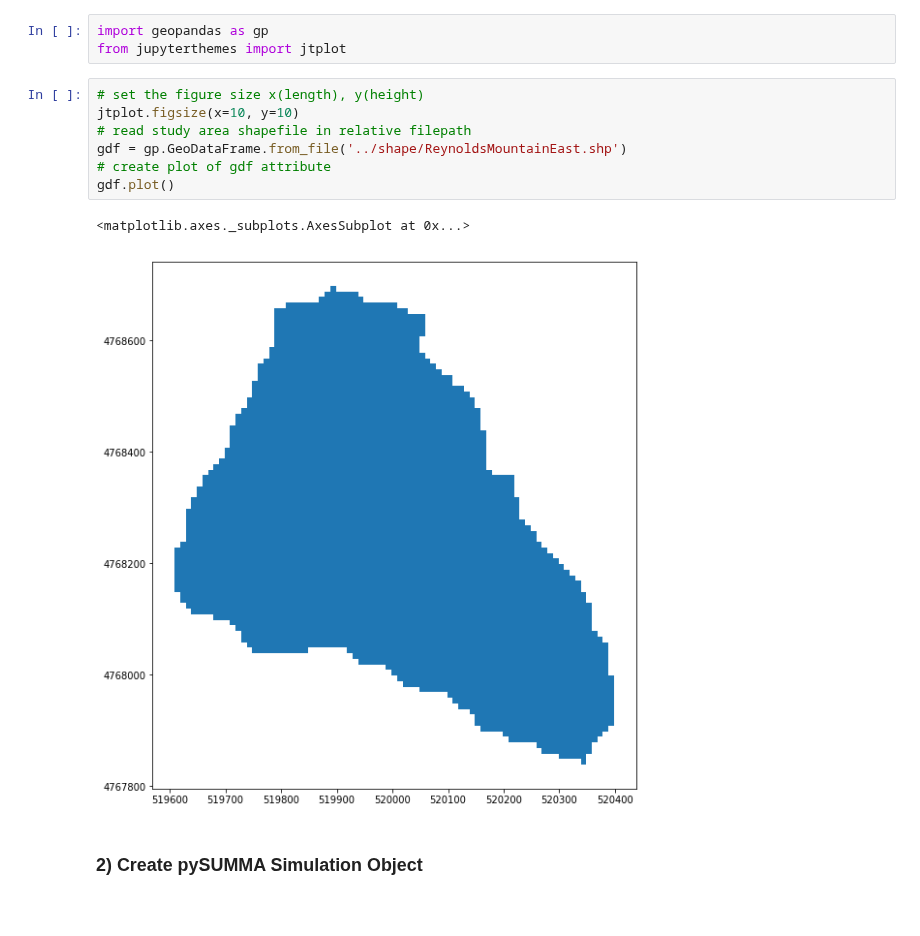
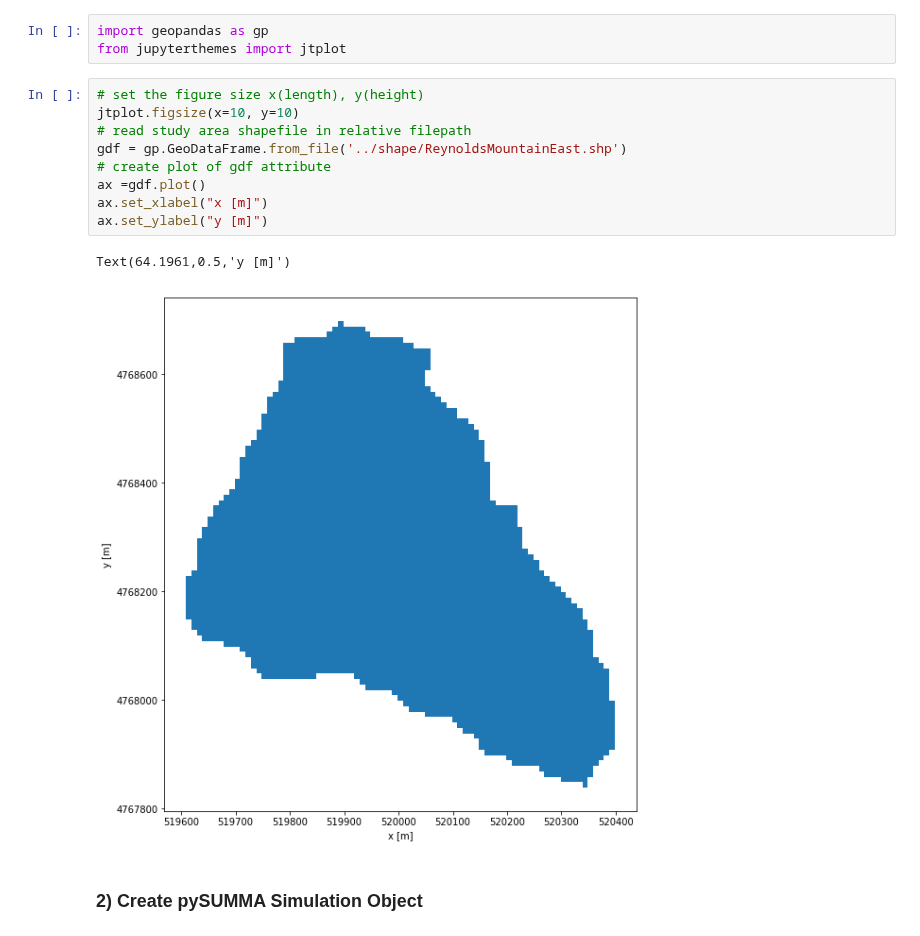
Before and after one commit to UW-Hydro/pysumma, a Jupyter notebook: pySUMMA_Demo_Example_Hydroshare_Call.ipynb, the cells around one changed output. Saved outputs shown, nothing was run; the diff lists cells and outputs as text.

```diff
--- a/pySUMMA_Demo_Example_Hydroshare_Call.ipynb
+++ b/pySUMMA_Demo_Example_Hydroshare_Call.ipynb
@@ -66,13 +66,15 @@ from jupyterthemes import jtplot
 # %%
 # set the figure size x(length), y(height)
 jtplot.figsize(x=10, y=10)
 # read study area shapefile in relative filepath
 gdf = gp.GeoDataFrame.from_file('../shape/ReynoldsMountainEast.shp')
 # create plot of gdf attribute
-gdf.plot()
+ax =gdf.plot()
+ax.set_xlabel("x [m]")
+ax.set_ylabel("y [m]")
 # %% [output]
-<matplotlib.axes._subplots.AxesSubplot at 0x...>
+Text(64.1961,0.5,'y [m]')
-[figure, old version]
+[figure, new version]
 # %% [markdown]
 ### 2) Create pySUMMA Simulation Object
 # %%
```
